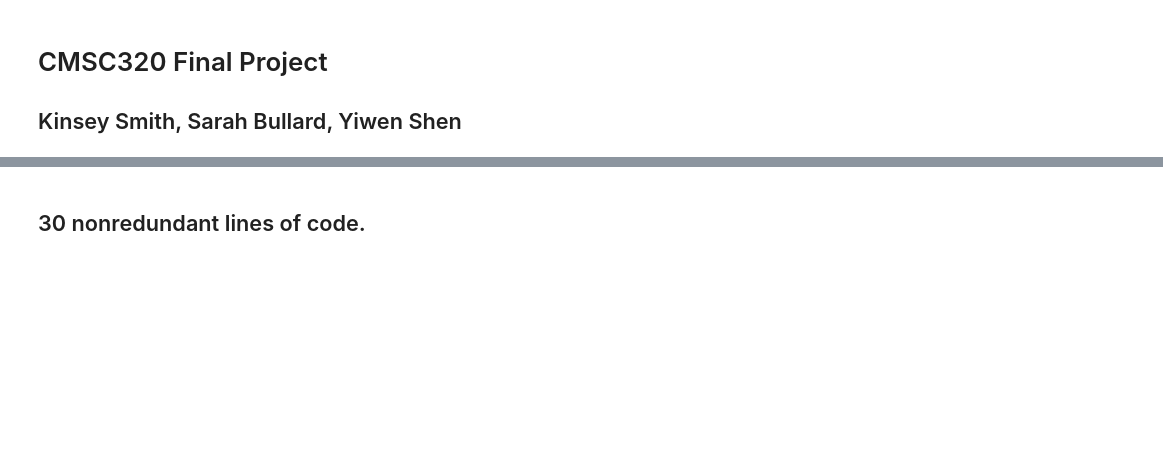
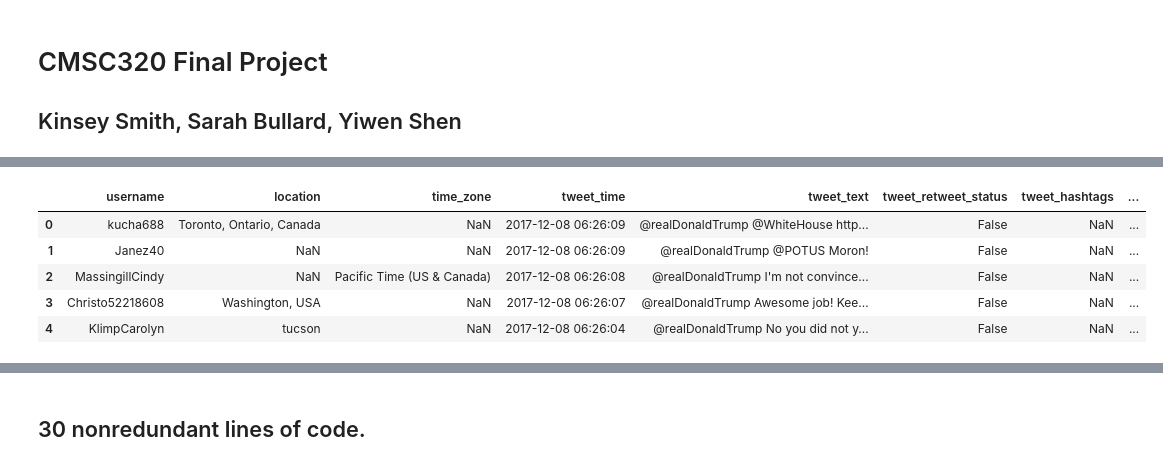
Before and after one commit to sarah-bullard/cmsc320-finalproject, a Jupyter notebook: cmsc320finalproject.ipynb, the cells around one changed output, grey strips where cells are left out. Drawn from its saved outputs; the diff is of its cells as text; code cells hidden in the pictures; blank space fills up the shorter version.

```diff
--- a/cmsc320finalproject.ipynb
+++ b/cmsc320finalproject.ipynb
@@ -106 +119,34 @@ data_donald.head()
+# %%
+# Replies of Trump
+data_donald_replies = pd.read_csv("tweets_trump_replies.csv")
+del data_donald_replies["name"]
+del data_donald_replies["followers_count"]
+del data_donald_replies["listed_count"]
+del data_donald_replies["following"]
+del data_donald_replies["favorites"]
+del data_donald_replies["verified"]
+del data_donald_replies["default_profile"]
+del data_donald_replies["statuses_count"]
+del data_donald_replies["description"]
+del data_donald_replies["geo_enabled"]
+del data_donald_replies["contributors_enabled"]
+del data_donald_replies["tweet_lat"]
+del data_donald_replies["tweet_long"]
+del data_donald_replies["tweet_source"]
+del data_donald_replies["tweet_in_reply_to_screen_name"]
+del data_donald_replies["tweet_direct_reply"]
+del data_donald_replies["tweet_retweet_count"]
+del data_donald_replies["tweet_favorite_count"]
+del data_donald_replies["tweet_hashtags_count"]
+del data_donald_replies["tweet_urls"]
+del data_donald_replies["tweet_urls_count"]
+del data_donald_replies["tweet_user_mentions_count"]
+data_donald_replies.head()
+# %% [output]
+|  | username | location | time_zone | tweet_time | tweet_text | tweet_retweet_status | tweet_hashtags | ... |
+| 0 | kucha688 | Toronto, Ontario, Canada | NaN | 2017-12-08 06:26:09 | @realDonaldTrump @WhiteHouse http... | False | NaN | ... |
+| 1 | Janez40 | NaN | NaN | 2017-12-08 06:26:09 | @realDonaldTrump @POTUS Moron! | False | NaN | ... |
+| 2 | MassingillCindy | NaN | Pacific Time (US & Canada) | 2017-12-08 06:26:08 | @realDonaldTrump I'm not convince... | False | NaN | ... |
+| 3 | Christo52218608 | Washington, USA | NaN | 2017-12-08 06:26:07 | @realDonaldTrump Awesome job! Kee... | False | NaN | ... |
+| 4 | KlimpCarolyn | tucson | NaN | 2017-12-08 06:26:04 | @realDonaldTrump No you did not y... | False | NaN | ... |
 # %%
```
Also changed, not shown: parts of 26 cells of this notebook.
